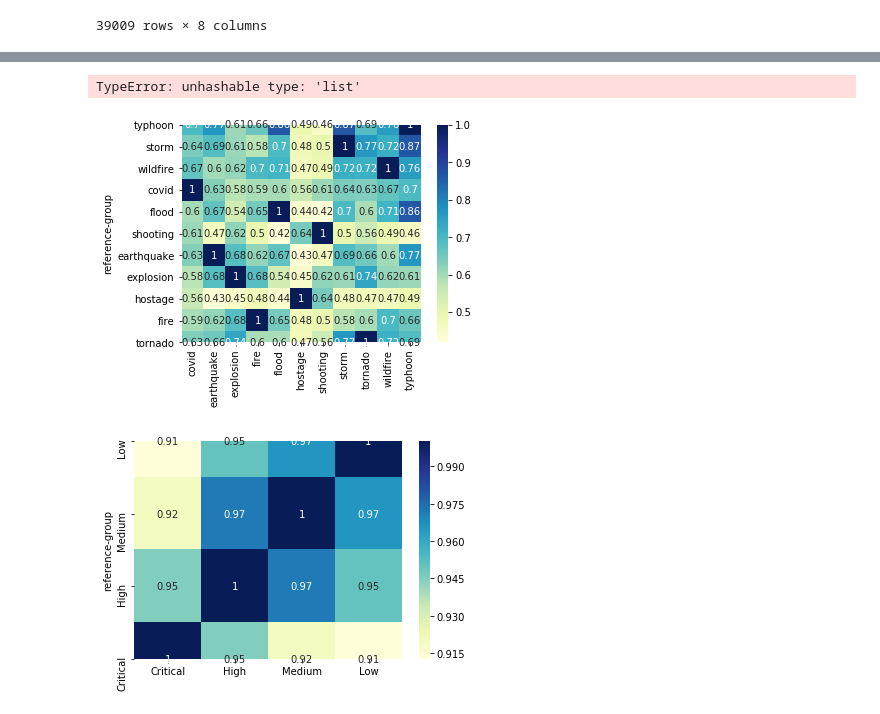
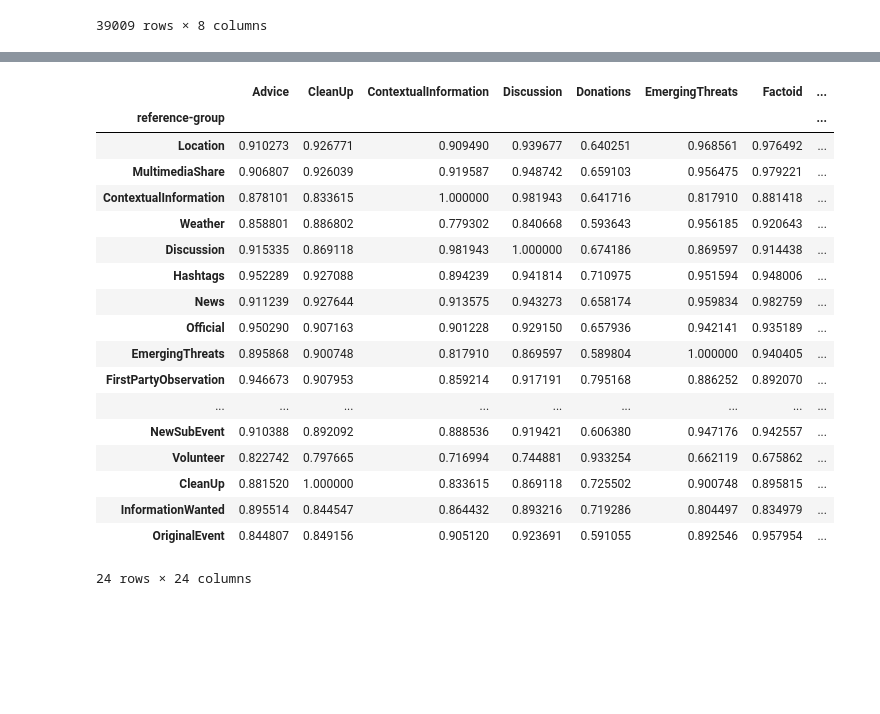
Before and after one commit to acpedersen/REU-2021, a Jupyter notebook: analyze-data.ipynb, the cells around one changed output, grey strips where cells are left out. Drawn from its saved outputs; the diff is of its cells as text; code cells hidden in the pictures; blank space fills up the shorter version.

```diff
--- a/analyze-data.ipynb
+++ b/analyze-data.ipynb
@@ -339,0 +335,3 @@ array(['Irrelevant', 'Location', 'MultimediaShare',
+# %%
+info = data[['postCategories', 'sbert_emb']]
+info
@@ -339,0 +352,18 @@ array(['Irrelevant', 'Location', 'MultimediaShare',
+# %%
+info_types = ['Location', 'MultimediaShare', 'ContextualInformation', 'Weather', 'Discussion', 'Hashtags', 'News', 'Official', 'EmergingThreats', 'FirstPartyObservation', 'Factoid', 'ThirdPartyObservation', 'MovePeople', 'Sentiment', 'Advice', 'GoodsServices', 'Donations', 'ServiceAvailable', 'SearchAndRescue', 'NewSubEvent', 'Volunteer', 'CleanUp', 'InformationWanted', 'OriginalEvent']
+
+
+
+for j in tqdm(info_types):
+    filename = j
+    outfile = open(filename,'wb')
+    r = -1
+    df = pd.DataFrame()
+
+    for i in info['postCategories']:
+        r += 1
+        if j in i:
+            df = df.append(info.iloc[r])
+            df['postCategories'] = j
+    pickle.dump(df,outfile)
+    outfile.close()
@@ -339,0 +467,9 @@ array(['Irrelevant', 'Location', 'MultimediaShare',
+# %%
+dataframes = [Location, MultimediaShare, ContextualInformation, Weather, Discussion, Hashtags, News, Official, EmergingThreats, FirstPartyObservation, Factoid, ThirdPartyObservation, MovePeople, Sentiment, Advice, GoodsServices, Donations, ServiceAvailable, SearchAndRescue, NewSubEvent, Volunteer, CleanUp, InformationWanted, OriginalEvent]
+
+frame = pd.DataFrame(columns = ['postCategories', 'sbert_emb'])
+
+for i in tqdm(dataframes):
+    frame = frame.append(i)
+
+frame
@@ -340,7 +495,25 @@ array(['Irrelevant', 'Location', 'MultimediaShare',
 # %%
-info_ranks = generate_similarity_matrix(data, 'postCategories', info_types) #check what this variable is called in the dataframe
+info_ranks = generate_similarity_matrix(frame, 'postCategories', info_types) #check what this variable is called in the dataframe
 info_ranks = info_ranks.replace(np.nan, 1)
 info_ranks.to_csv("./Trec_data/info_ranks.csv")
 info_ranks
 # %% [output]
+|  | Advice | CleanUp | ContextualInformation | Discussion | Donations | EmergingThreats | Factoid | ... |
+| reference-group |  |  |  |  |  |  |  | ... |
+| Location | 0.910273 | 0.926771 | 0.909490 | 0.939677 | 0.640251 | 0.968561 | 0.976492 | ... |
+| MultimediaShare | 0.906807 | 0.926039 | 0.919587 | 0.948742 | 0.659103 | 0.956475 | 0.979221 | ... |
+| ContextualInformation | 0.878101 | 0.833615 | 1.000000 | 0.981943 | 0.641716 | 0.817910 | 0.881418 | ... |
+| Weather | 0.858801 | 0.886802 | 0.779302 | 0.840668 | 0.593643 | 0.956185 | 0.920643 | ... |
+| Discussion | 0.915335 | 0.869118 | 0.981943 | 1.000000 | 0.674186 | 0.869597 | 0.914438 | ... |
+| Hashtags | 0.952289 | 0.927088 | 0.894239 | 0.941814 | 0.710975 | 0.951594 | 0.948006 | ... |
+| News | 0.911239 | 0.927644 | 0.913575 | 0.943273 | 0.658174 | 0.959834 | 0.982759 | ... |
+| Official | 0.950290 | 0.907163 | 0.901228 | 0.929150 | 0.657936 | 0.942141 | 0.935189 | ... |
+| EmergingThreats | 0.895868 | 0.900748 | 0.817910 | 0.869597 | 0.589804 | 1.000000 | 0.940405 | ... |
+| FirstPartyObservation | 0.946673 | 0.907953 | 0.859214 | 0.917191 | 0.795168 | 0.886252 | 0.892070 | ... |
+| ... | ... | ... | ... | ... | ... | ... | ... | ... |
+| NewSubEvent | 0.910388 | 0.892092 | 0.888536 | 0.919421 | 0.606380 | 0.947176 | 0.942557 | ... |
+| Volunteer | 0.822742 | 0.797665 | 0.716994 | 0.744881 | 0.933254 | 0.662119 | 0.675862 | ... |
+| CleanUp | 0.881520 | 1.000000 | 0.833615 | 0.869118 | 0.725502 | 0.900748 | 0.895815 | ... |
+| InformationWanted | 0.895514 | 0.844547 | 0.864432 | 0.893216 | 0.719286 | 0.804497 | 0.834979 | ... |
+| OriginalEvent | 0.844807 | 0.849156 | 0.905120 | 0.923691 | 0.591055 | 0.892546 | 0.957954 | ... |
-TypeError: unhashable type: 'list'
+24 rows × 24 columns
@@ -351,12 +519,0 @@ critical_ranks.from_csv("./Trec_data/critical_ranks.csv")
-# %%
-# Visualize similarity matrix for event type using heatmap
-#event_ranks.set_index("reference-group",inplace=True)
-p1 = sns.heatmap(event_ranks,cmap="YlGnBu", annot=True)
-# %% [output]
-[figure, removed]
-# %%
-# Visualize similarity matrix for info type using heatmap
-#critical_ranks.set_index("reference-group",inplace=True)
-p2 = sns.heatmap(critical_ranks,cmap="YlGnBu", annot=True)
-# %% [output]
-[figure, removed]
```
Also changed, not shown: parts of 13 cells of this notebook, 1 other file.
